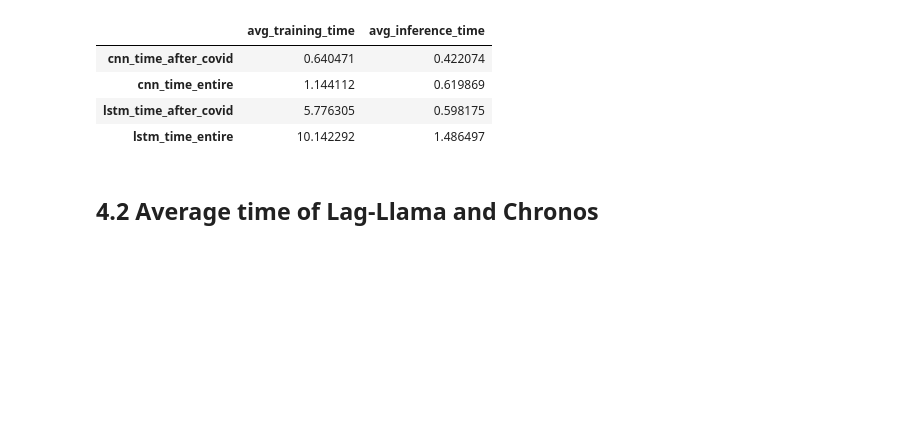
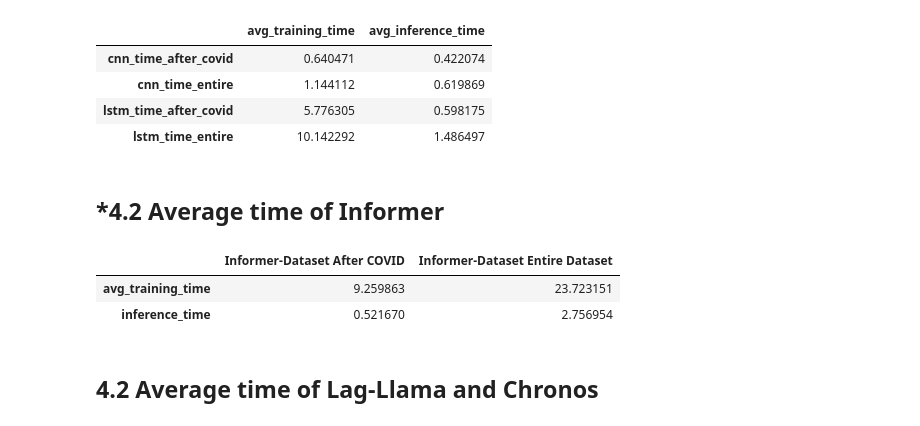
Before and after one commit to YueLi-0816/traffic_prediction, a Jupyter notebook: parameter_cal.ipynb, the cells around one changed output. Drawn from its saved outputs; the diff is of its cells as text; code cells hidden in the pictures; blank space fills up the shorter version.

```diff
--- a/parameter_cal.ipynb
+++ b/parameter_cal.ipynb
@@ -1209,6 +1244,21 @@ cnn_lstm_time
 | cnn_time_entire | 1.144112 | 0.619869 |
 | lstm_time_after_covid | 5.776305 | 0.598175 |
 | lstm_time_entire | 10.142292 | 1.486497 |
+# %% [markdown]
+## *4.2 Average time of Informer
+# %%
+df_informer_time_after_covid = pd.read_csv('transformer/running_time_informer_after_covid.csv')
+df_informer_time_entire = pd.read_csv('transformer/running_time_informer_entire_data.csv')
+# %%
+mean_informer_time_after_covid = df_informer_time_after_covid[['training_time','inference_time']].mean().to_frame(name='Informer-Dataset After COVID')
+mean_informer_time_entire = df_informer_time_entire[['training_time','inference_time']].mean().to_frame(name='Informer-Dataset Entire Dataset')
+mean_informer_time = mean_informer_time_after_covid.join(mean_informer_time_entire)
+mean_informer_time.rename(index={'training_time': 'avg_training_time'}, inplace=True)
+mean_informer_time
+# %% [output]
+|  | Informer-Dataset After COVID | Informer-Dataset Entire Dataset |
+| avg_training_time | 9.259863 | 23.723151 |
+| inference_time | 0.521670 | 2.756954 |
 # %% [markdown]
 ## 4.2 Average time of Lag-Llama and Chronos
 # %%
```
Also changed, not shown: parts of 3 cells of this notebook.
